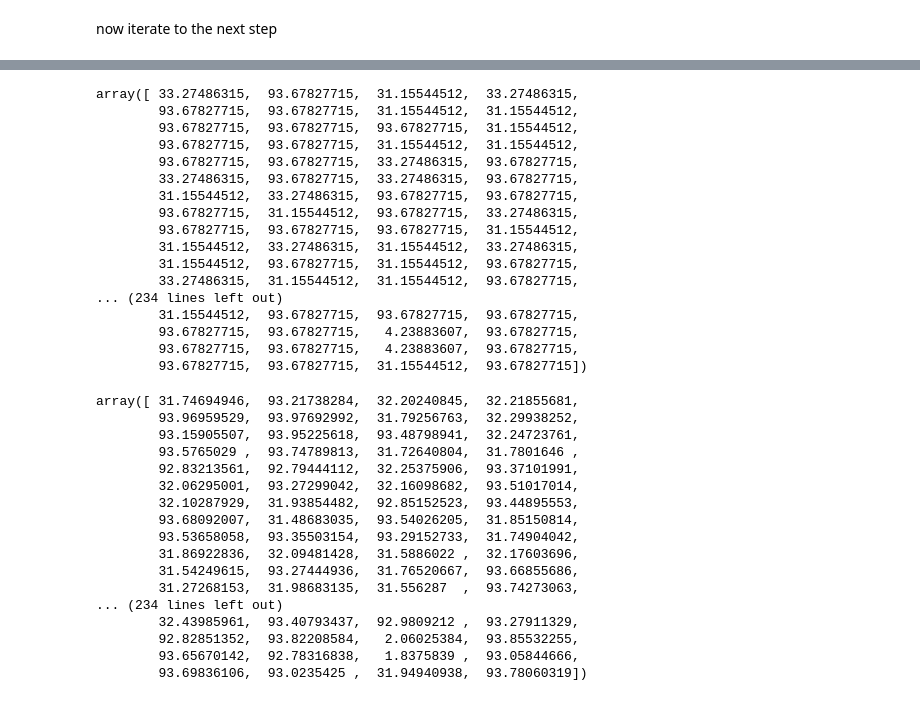
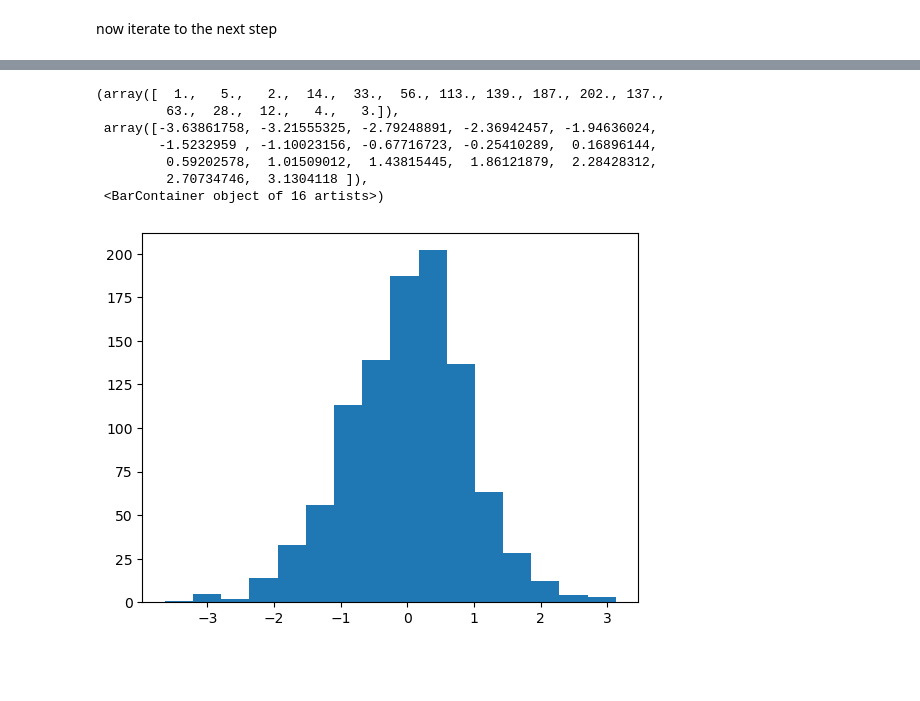
Before and after one commit to sarahedraves/CompMethodsClass, a Jupyter notebook: FFT/fft1D.ipynb, the cells around one changed output, grey strips where cells are left out. Saved outputs shown, nothing was run; the diff lists cells and outputs as text; code cells hidden in the pictures; blank space fills up the shorter version.

```diff
--- a/FFT/fft1D.ipynb
+++ b/FFT/fft1D.ipynb
@@ -43,9 +66,9 @@ array([ -10.36199652,  -81.34167272, -239.36211972, -157.50234717,
 # %% [markdown]
 now need potential gradient. need to add ghost cells and then just do simple centered difference method. remember that deltax is the binlength. do zero outflow gradient for ghost cells.
 # %%
-potentialghosts=np.insert(potential,0,0)
+potentialghosts=np.insert(potential,0,potential[0]) #the ghost cells should be equal to the one next to it! not zero
 # %%
-potentialghosts=np.append(potentialghosts,0)
+potentialghosts=np.append(potentialghosts,potential[-1])
 # %%
 potentialghosts
 # %% [output]
@@ -54,7 +79,7 @@ array([   0.        ,  -10.36199652,  -81.34167272, -239.36211972,
 # %%
 gradient=np.zeros(numbins)
 for i in range(numbins):
-    gradient[i]=(potentialghosts[i+1]-potentialghosts[i-1])/(2*binlength)
+    gradient[i]=(potentialghosts[i+1]-potentialghosts[i-1])/(2*deltax)
 # %%
 gradient
 # %% [output]
@@ -74,3 +103,3 @@ array([-3.36056328, -2.1382942 , -0.91602512,  0.30624396,  1.52851304,
 # %%
-binlabels=np.digitize(points.round(8),edges,right=True)
+binlabels=np.digitize(points.round(5),edges.round(5),right=True)
 # %%
@@ -87,45 +116,16 @@ vt1=np.zeros(numpoints)
 for i in range(numpoints):
     ibin=binlabels[i]
     vt1[i]=vt[i]*points[i]-deltat*gradient[ibin-1]
-# %%
-vt1
-# %% [output]
-array([ 33.27486315,  93.67827715,  31.15544512,  33.27486315,
-        93.67827715,  93.67827715,  31.15544512,  31.15544512,
-        93.67827715,  93.67827715,  93.67827715,  31.15544512,
-        93.67827715,  93.67827715,  31.15544512,  31.15544512,
-        93.67827715,  93.67827715,  33.27486315,  93.67827715,
-        33.27486315,  93.67827715,  33.27486315,  93.67827715,
-        31.15544512,  33.27486315,  93.67827715,  93.67827715,
-        93.67827715,  31.15544512,  93.67827715,  33.27486315,
-        93.67827715,  93.67827715,  93.67827715,  31.15544512,
-        31.15544512,  33.27486315,  31.15544512,  33.27486315,
-        31.15544512,  93.67827715,  31.15544512,  93.67827715,
-        33.27486315,  31.15544512,  31.15544512,  93.67827715,
-... (234 lines left out)
-        31.15544512,  93.67827715,  93.67827715,  93.67827715,
-        93.67827715,  93.67827715,   4.23883607,  93.67827715,
-        93.67827715,  93.67827715,   4.23883607,  93.67827715,
-        93.67827715,  93.67827715,  31.15544512,  93.67827715])
 # %%
 points=points+vt1
-# %%
-points
-# %% [output]
-array([ 31.74694946,  93.21738284,  32.20240845,  32.21855681,
-        93.96959529,  93.97692992,  31.79256763,  32.29938252,
-        93.15905507,  93.95225618,  93.48798941,  32.24723761,
-        93.5765029 ,  93.74789813,  31.72640804,  31.7801646 ,
-        92.83213561,  92.79444112,  32.25375906,  93.37101991,
-        32.06295001,  93.27299042,  32.16098682,  93.51017014,
-        32.10287929,  31.93854482,  92.85152523,  93.44895553,
-        93.68092007,  31.48683035,  93.54026205,  31.85150814,
-        93.53658058,  93.35503154,  93.29152733,  31.74904042,
-        31.86922836,  32.09481428,  31.5886022 ,  32.17603696,
-        31.54249615,  93.27444936,  31.76520667,  93.66855686,
-        31.27268153,  31.98683135,  31.556287  ,  93.74273063,
-... (234 lines left out)
-        32.43985961,  93.40793437,  92.9809212 ,  93.27911329,
-        92.82851352,  93.82208584,   2.06025384,  93.85532255,
-        93.65670142,  92.78316838,   1.8375839 ,  93.05844666,
-        93.69836106,  93.0235425 ,  31.94940938,  93.78060319])
+# %%
+plt.hist(points,edges)
+# %% [output]
+(array([  1.,   5.,   2.,  14.,  33.,  56., 113., 139., 187., 202., 137.,
+         63.,  28.,  12.,   4.,   3.]),
+ array([-3.63861758, -3.21555325, -2.79248891, -2.36942457, -1.94636024,
+        -1.5232959 , -1.10023156, -0.67716723, -0.25410289,  0.16896144,
+         0.59202578,  1.01509012,  1.43815445,  1.86121879,  2.28428312,
+         2.70734746,  3.1304118 ]),
+ <BarContainer object of 16 artists>)
+[figure, added]
```
Also changed, not shown: parts of 17 cells of this notebook.
